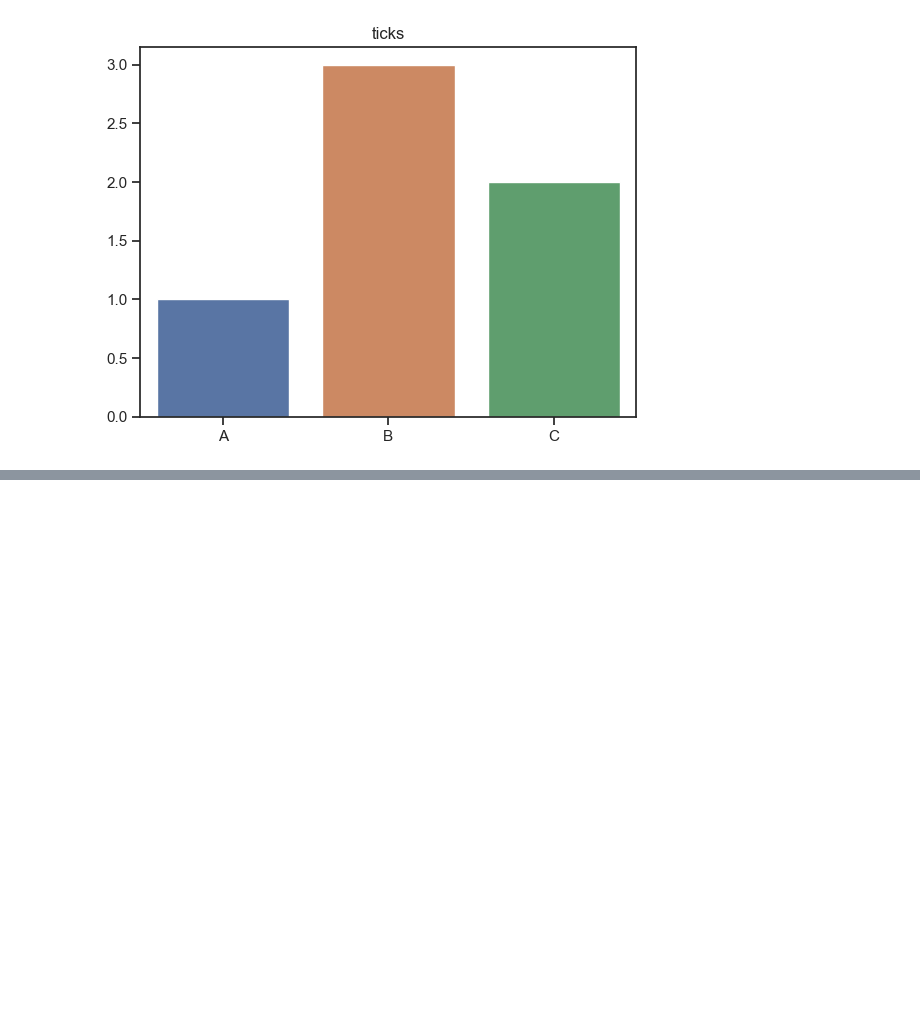
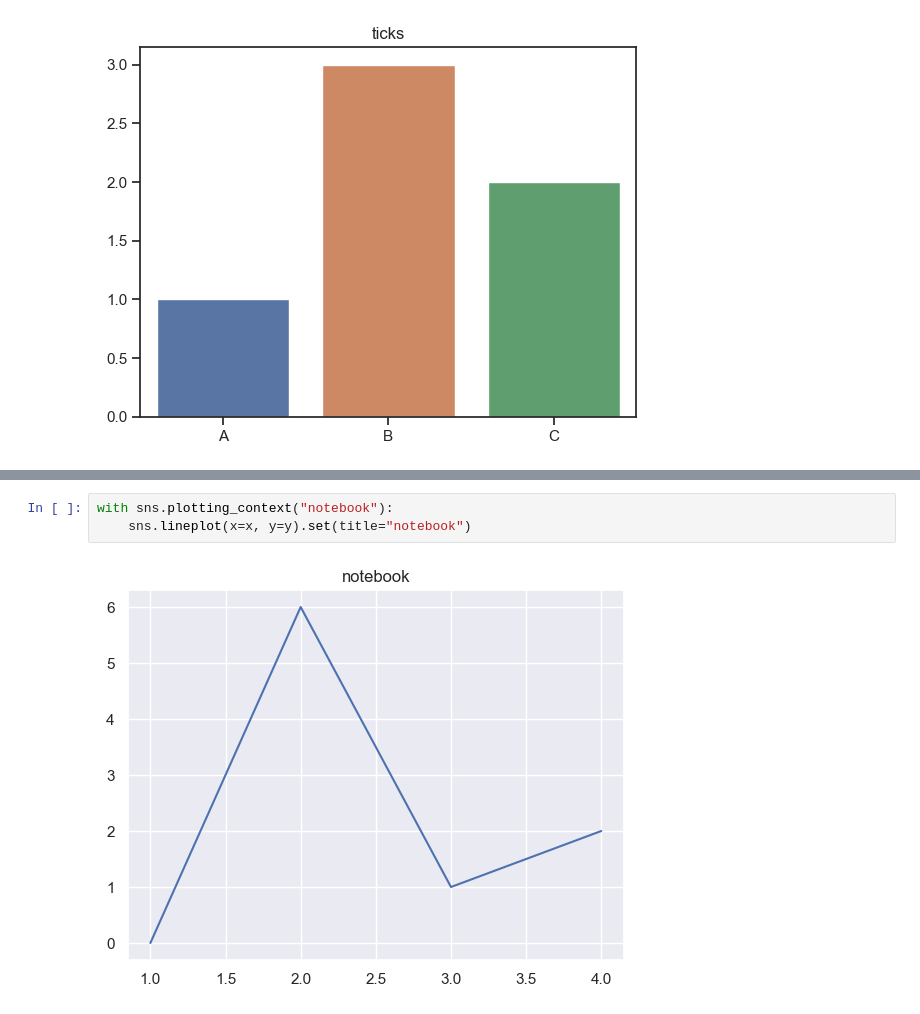
Before and after one commit to jgraber/PythonFriday, a Jupyter notebook: Jupyter/Seaborn_styling.ipynb, the cells around one changed output, grey strips where cells are left out. Drawn from its saved outputs; the diff is of its cells as text; blank space fills up the shorter version.

```diff
--- a/Jupyter/Seaborn_styling.ipynb
+++ b/Jupyter/Seaborn_styling.ipynb
@@ -145,0 +166,5 @@ sns.barplot(x=names, y=values).set(title='ticks')
+# %%
+with sns.plotting_context("notebook"):
+    sns.lineplot(x=x, y=y).set(title="notebook")
+# %% [output]
+[figure, added]
```
Also changed, not shown: parts of 14 cells of this notebook.
